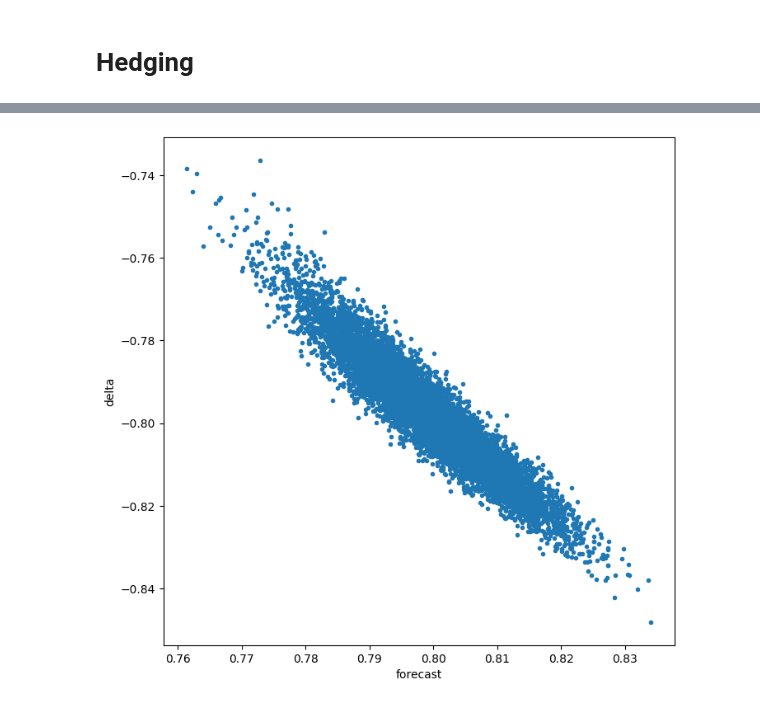
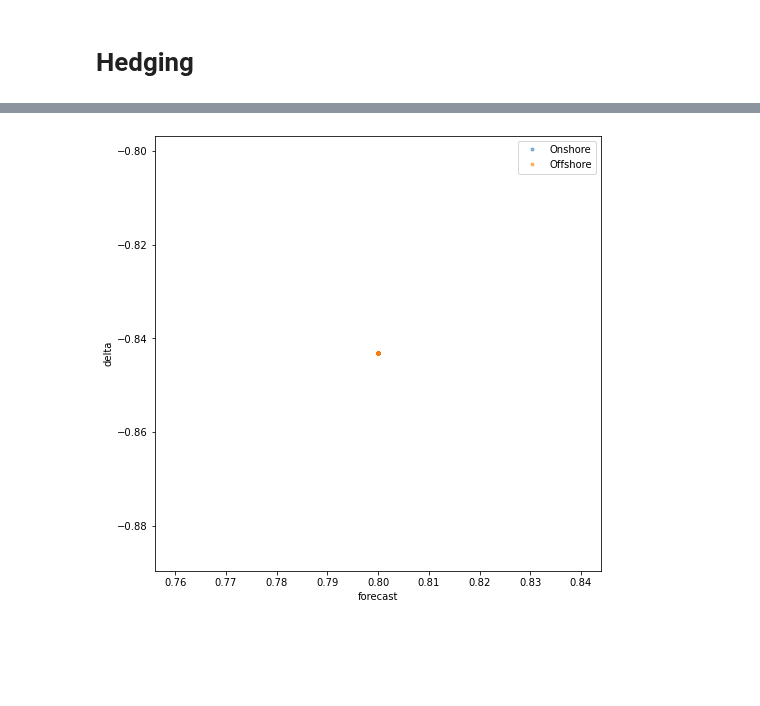
Before and after one commit to pikki622/RiVaPy, a Jupyter notebook: notebooks/models/residual_demand_forward_model.ipynb, the cells around one changed output, grey strips where cells are left out. Drawn from its saved outputs; the diff is of its cells as text; code cells hidden in the pictures; blank space fills up the shorter version.

```diff
--- a/notebooks/models/residual_demand_forward_model.ipynb
+++ b/notebooks/models/residual_demand_forward_model.ipynb
@@ -329,22 +347,22 @@ rdm = ResidualDemandForwardModel(wind_forecast_model,
                                 #region_to_capacity=None
                                 )
 # %%
-strike = 0.2#fwd_prices[:,-1].mean()
+strike = 0.4#fwd_prices[:,-1].mean()
 spec = GreenPPASpecification(technology = 'Wind',
                              location = 'Onshore',
                              schedule = [val_date + dt.timedelta(days=2)],
                              fixed_price=strike,
                              max_capacity = 1.0)
 # %%
-tensorboard_logdir = None#os.path.join("logs", dt.datetime.now().strftime("%Y%m%d-%H%M%S"))
-result = price_new(val_date, spec, rdm ,
+tensorboard_logdir = os.path.join("logs", dt.datetime.now().strftime("%Y%m%d-%H%M%S"))
+result = price(val_date, spec, rdm ,
                depth=3, nb_neurons=64,
                n_sims = n_sims, regularization= 10.0,
-              epochs = 20,
+              epochs = 100,
               verbose=1,
               initial_lr = 1e-2,
-              batch_size=200,
-              decay_rate=0.7,
+              batch_size=400,
+              decay_rate=0.6,
               tensorboard_logdir=tensorboard_logdir
             )
 # %% [output]
@@ -353,26 +413,28 @@ NameError: name 'k' is not defined
 plt.figure(figsize=(12,8))
 #forecast_points = [i for i in range(len(timegrid)) if i%8==0]
 fwd_prices = result.fwd_prices
-forecasts = result.forecasts
+forecasts_ = result.forecasts[spec.location]
+rlzd_qty = result.rlzd_qty
+
 
 print('strike', strike)
 plt.subplot(2,2,1)
 #print('hedge_delta', (-fwd_residuals[-1]+1.0))
-pnl_no_hedge = (fwd_prices[:,-1]-strike)*forecasts[:,-1]
+pnl_no_hedge = (fwd_prices[:,-1]-strike)*forecasts_[:,-1]
 #bins = plt.hist(pnl_no_hedge, bins=50, label='no hedge', density=True)
-delta = -1.0*forecasts[:,0]
+delta = -1.0*forecasts_[:,0]
 pnl_hedge = pnl_no_hedge + (fwd_prices[:,-1]-fwd_prices[:,0])*delta
 plt.hist(pnl_hedge,  label='delta=-forecast', alpha=0.5, density=True, bins=50)
 print(pnl_hedge.mean())
-delta = -0.9*forecasts[:,0]
+delta = -1.0*forecasts_[:,0]
 #pnl_hedge = pnl_no_hedge + (fwd_prices[:,-1]-fwd_prices[:,0])*delta
 #plt.hist(pnl_hedge,  label='delta=-forecast', alpha=0.5, density=True, bins=50)
 #print(pnl_hedge.mean())
 
-pnl_hedge_dynamic_volume = -fwd_prices[:,0]*forecasts[:,0]
+pnl_hedge_dynamic_volume = -fwd_prices[:,0]*forecasts_[:,0]
 for i in range(1,fwd_prices.shape[1]):
-    pnl_hedge_dynamic_volume += (forecasts[:,i-1]-forecasts[:,i])*fwd_prices[:,i]
-pnl_hedge_dynamic_volume += forecasts[:,-2]*fwd_prices[:,-1] + forecasts[:,-1]*(fwd_prices[:,-1]-strike)
+    pnl_hedge_dynamic_volume += (forecasts_[:,i-1]-forecasts_[:,i])*fwd_prices[:,i]
+pnl_hedge_dynamic_volume += forecasts_[:,-2]*fwd_prices[:,-1] + forecasts_[:,-1]*(fwd_prices[:,-1]-strike)
 #plt.hist(pnl_hedge_dynamic_volume,  label='dynamic delta=-forecast', alpha=0.5, density=True, bins=50)
 
 #delta = -0pnl_hedge_dynamic_volume8*(-fwd_residuals[0,:]+1.0)
@@ -381,11 +443,11 @@ pnl_hedge_dynamic_volume += forecasts[:,-2]*fwd_prices[:,-1] + forecasts[:,-1]*(
 plt.legend()
 plt.title('pnl')
 plt.subplot(2,2,2)
-plt.hist(forecasts[:,-1], bins=50);
+plt.hist(forecasts_[:,-1], bins=50);
 plt.title('realized wind')
 plt.subplot(2,2,3)
 plt.hist(fwd_prices[:,-1], bins=50)
 plt.title('p(T)')
 plt.subplot(2,2,4)
-plt.plot(fwd_prices[:,-1], forecasts[:,-1],'.');
+plt.plot(fwd_prices[:,-1], forecasts_[:,-1],'.');
 # %% [output]
@@ -397,8 +457,11 @@ pnl = result.hedge_model([fwd_prices.astype(np.float32), forecasts.astype(np.flo
 # %%
-t = 10
+t = 0
 plt.figure(figsize=(8,8))
-delta = result.hedge_model.model.predict([fwd_prices[:,t], forecasts[:,t], np.array([timegrid[t]]*forecasts.shape[0])]).reshape((-1))
-plt.plot( forecasts[:,t], delta,'.')
+#delta = result.hedge_model.model.predict([fwd_prices[:,t], forecasts[:,t], np.array([timegrid[t]]*forecasts.shape[0])]).reshape((-1))
+delta = result.hedge_model.compute_delta(fwd_prices, forecasts, t)
+for k,v in forecasts.items():
+    plt.plot( v[:,t], delta,'.', label=k, alpha=0.5)
 plt.ylabel('delta')
-plt.xlabel('forecast');
+plt.xlabel('forecast')
+plt.legend();
 # %% [output]
@@ -406,2 +468,2 @@ plt.xlabel('forecast');
-[figure, old version]
+[figure, new version]
 # %%
```
Also changed, not shown: parts of 8 cells of this notebook.
